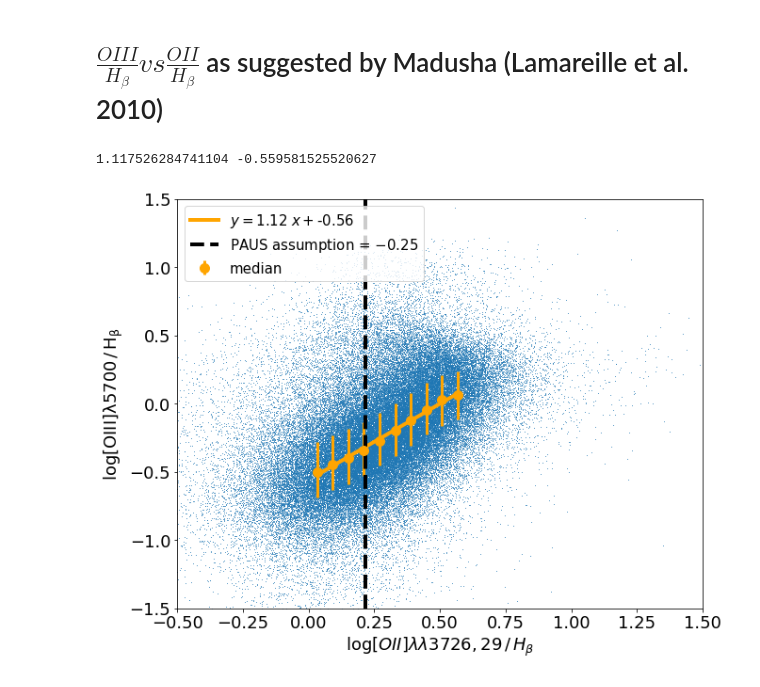
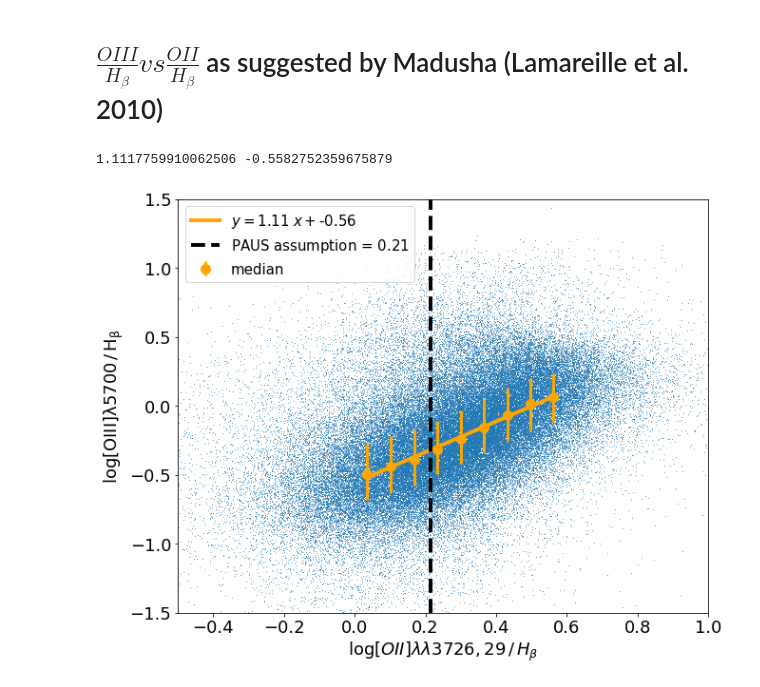
Before and after one commit to GiorgioManzoni/PAUS_code, a Jupyter notebook: 020_BPT.ipynb, the cells around one changed output. Saved outputs shown, nothing was run; the diff lists cells and outputs as text; code cells hidden in the pictures.

Commit message:
Adjusted last BPT diagrams plotted durning peder s meeting

```diff
--- a/020_BPT.ipynb
+++ b/020_BPT.ipynb
@@ -10,6 +10,28 @@ from pylab import polyfit
 from scipy.stats import linregress
 # %%
 from fase.fileio import Table
+# %%
+def median_in_bins_err(x,y,x1,x2,nbins,p1=0.25,p2=0.75):
+    medians_x = np.zeros(nbins)
+    medians_y = np.zeros(nbins)
+    err_y_low = np.zeros(nbins)
+    err_y_high = np.zeros(nbins)
+    array = np.array(x)
+    array = np.array(y)
+    width = (float(x2)-float(x1))/nbins
+    for i in range(int(nbins)):
+        x_low = x1 + i*width
+        x_high = x1+ (i+1)*width
+        #print x_low, x_high
+        sel = np.where((x>x_low)&(x<x_high))
+        temp_ord = np.copy(y[sel])
+        temp_ord = np.sort(temp_ord)
+        medians_y[i] = temp_ord[int(len(temp_ord)*0.50 + 0.5)]
+        err_y_low[i]  = np.abs(temp_ord[int(len(temp_ord)*p1 + 0.5)]-medians_y[i])
+        err_y_high[i]  = np.abs(temp_ord[int(len(temp_ord)*p2 + 0.5)]-medians_y[i])
+        #err_y[i] = [err_y_low,err_y_high]
+        medians_x[i] = np.median(x[sel])
+    return np.array(medians_x),np.array(medians_y),err_y_low,err_y_high
 # %%
 em = Table('../data/EmLinesPhys_150617.fits')
 # %%
@@ -685,36 +703,37 @@ x_inv_mod = 0.2 + (0.72/(y_inv-1.3))
 x_inv_2 = -0.75*(y_inv+0.1)**2-0.4
 
 ##################### here there was written uncorrectly NIIR_NPEG==0 and I am currently trying to include SDSS data
 select_good_SII = np.where((SN>4)&(NQ>2)&(IS_BEST==1)&((SURVEY=='GAMA')|(SURVEY=='SDSS'))&(OIIR_NPEG==0)&(OII_tot>0)&(OIIIR_>0))
 
 x_data = np.log10(OII_tot/F_Hb)[select_good_SII]
 y_data = np.log10(OIIIR/F_Hb)[select_good_SII]
 
-xx,yy,ey1,ey2 = median_in_bins_err(x_data,y_data,0.,0.6,10)
+xx,yy,ey1,ey2 = median_in_bins_err(x_data,y_data,0.,0.6,9)
 #plt.plot(yy,xx)
 
 
 m,q = polyfit(xx,yy,1)
 #m,q,r,p,std = linregress(x_data,y_data)
 print m,q
 plt.plot(x_data,y_data,',',alpha=0.7,zorder=0)
 plt.plot(xx, m*xx+q,lw=4,label=r'$y =$'+str(round(m,2))+r'$\; x +$'+str(round(q,2)),color='orange')
 plt.ylim(-1.5,1.5)
-plt.xlim(-0.5,1.5)
+plt.xlim(-0.5,1.)
 plt.ylabel(r'$\log \rm{[OIII]}\lambda 5700 \, / \, H_{\beta}$')
 plt.xlabel(r'$\log [OII]\lambda\lambda 3726,29 \, / \, H_{\beta}$')
 
 
 #plt.plot(x_inv_2,y_inv,lw = 2,c='b',label =r'$y^2$ relation',ls='dotted')
 
-plt.axvline(np.log10(1./0.61),c='k',ls='dashed',label=r'PAUS assumption = $-0.25$',lw=4)
+PAUS_RATIO = np.log10(1./0.61)
+plt.axvline(PAUS_RATIO,c='k',ls='dashed',label=r'PAUS assumption = $'+str(round(PAUS_RATIO,2))+'$',lw=4)
 
 plt.errorbar(xx,yy,yerr=[ey1,ey2],fmt=".",markersize=20,elinewidth=3,color='orange',label ='median')
 
 #plt.plot(x[x<0.32],y_2[x<0.32],lw=4,label=r'Kewley+01',c='r')
 plt.legend(loc=2,fontsize='small')
-plt.savefig('../plots/20/OII_GAMA_BPT_fit_straight.png')
+plt.savefig('../plots/20/OII_Hb_OIII_Hb_GAMA_BPT_fit_straight.png')
 plt.show()
 # %% [output]
-1.117526284741104 -0.559581525520627
+1.1117759910062506 -0.5582752359675879
-[figure, old version]
+[figure, new version]
```
Also changed, not shown: parts of 6 cells of this notebook.
